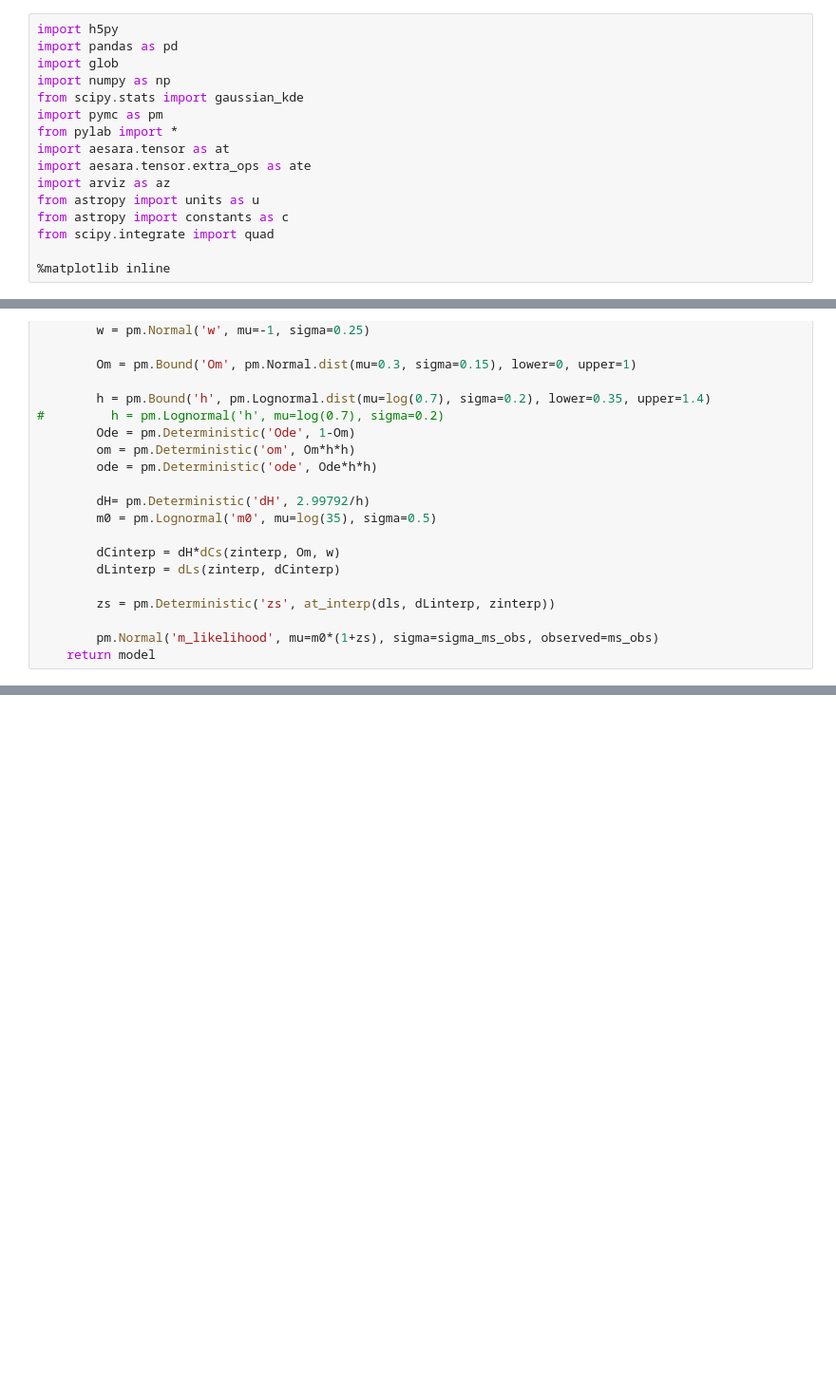
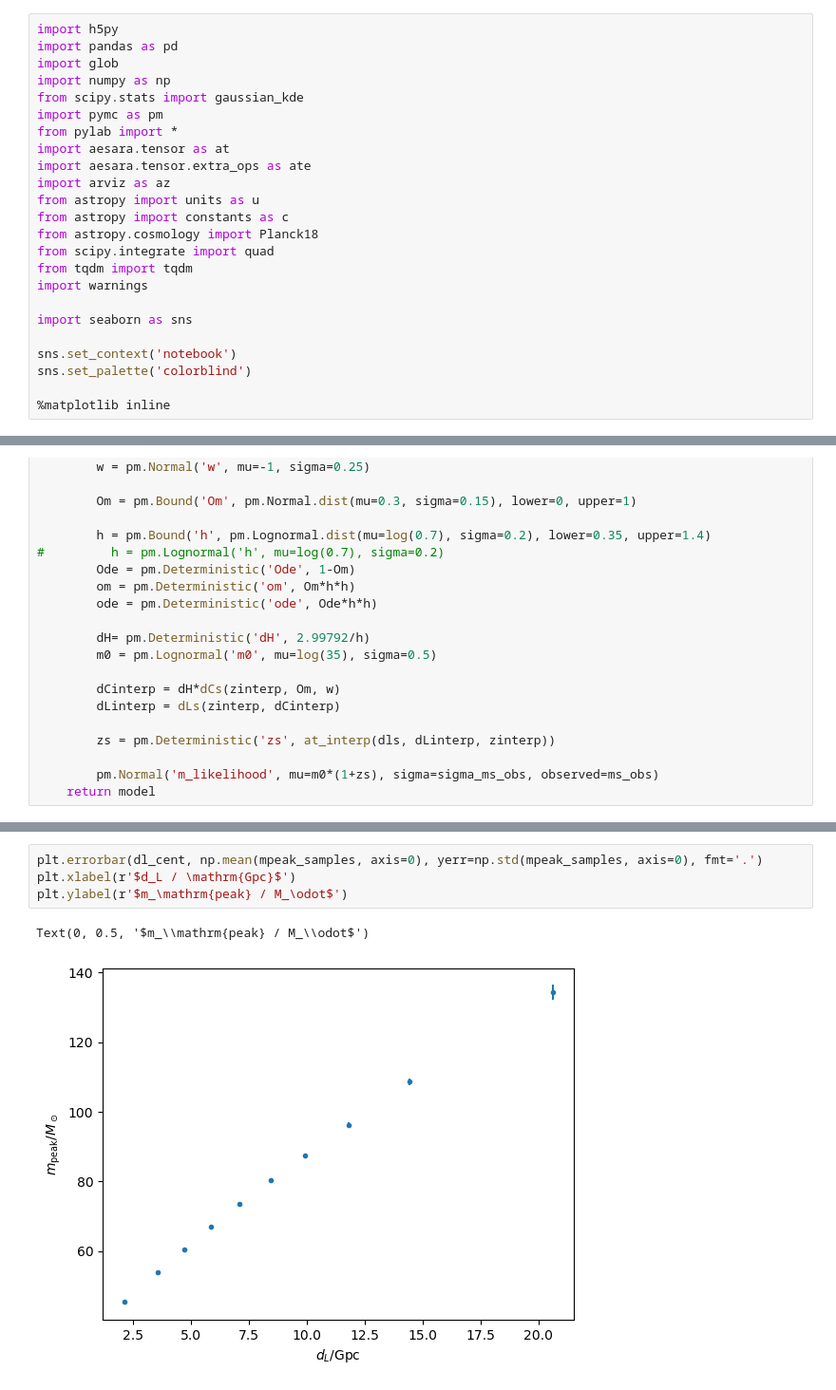
Before and after one commit to farr/FastMFCosmology, a Jupyter notebook: fit-mock-to-cosmo.ipynb, the cells around one changed output, grey strips where cells are left out. Shown at 95% size. Saved outputs shown, nothing was run; the diff lists cells and outputs as text; blank space fills up the shorter version.

```diff
--- a/fit-mock-to-cosmo.ipynb
+++ b/fit-mock-to-cosmo.ipynb
@@ -14,6 +14,14 @@ import aesara.tensor.extra_ops as ate
 import arviz as az
 from astropy import units as u
 from astropy import constants as c
+from astropy.cosmology import Planck18
 from scipy.integrate import quad
+from tqdm import tqdm
+import warnings
+
+import seaborn as sns
+
+sns.set_context('notebook')
+sns.set_palette('colorblind')
 
 %matplotlib inline
@@ -250 +219,8 @@ print(mass_array)
+# %%
+plt.errorbar(dl_cent, np.mean(mpeak_samples, axis=0), yerr=np.std(mpeak_samples, axis=0), fmt='.')
+plt.xlabel(r'$d_L / \mathrm{Gpc}$')
+plt.ylabel(r'$m_\mathrm{peak} / M_\odot$')
+# %% [output]
+Text(0, 0.5, '$m_\\mathrm{peak} / M_\\odot$')
+[figure, added]
 # %%
```
Also changed, not shown: parts of 14 cells of this notebook, 1 other file.
